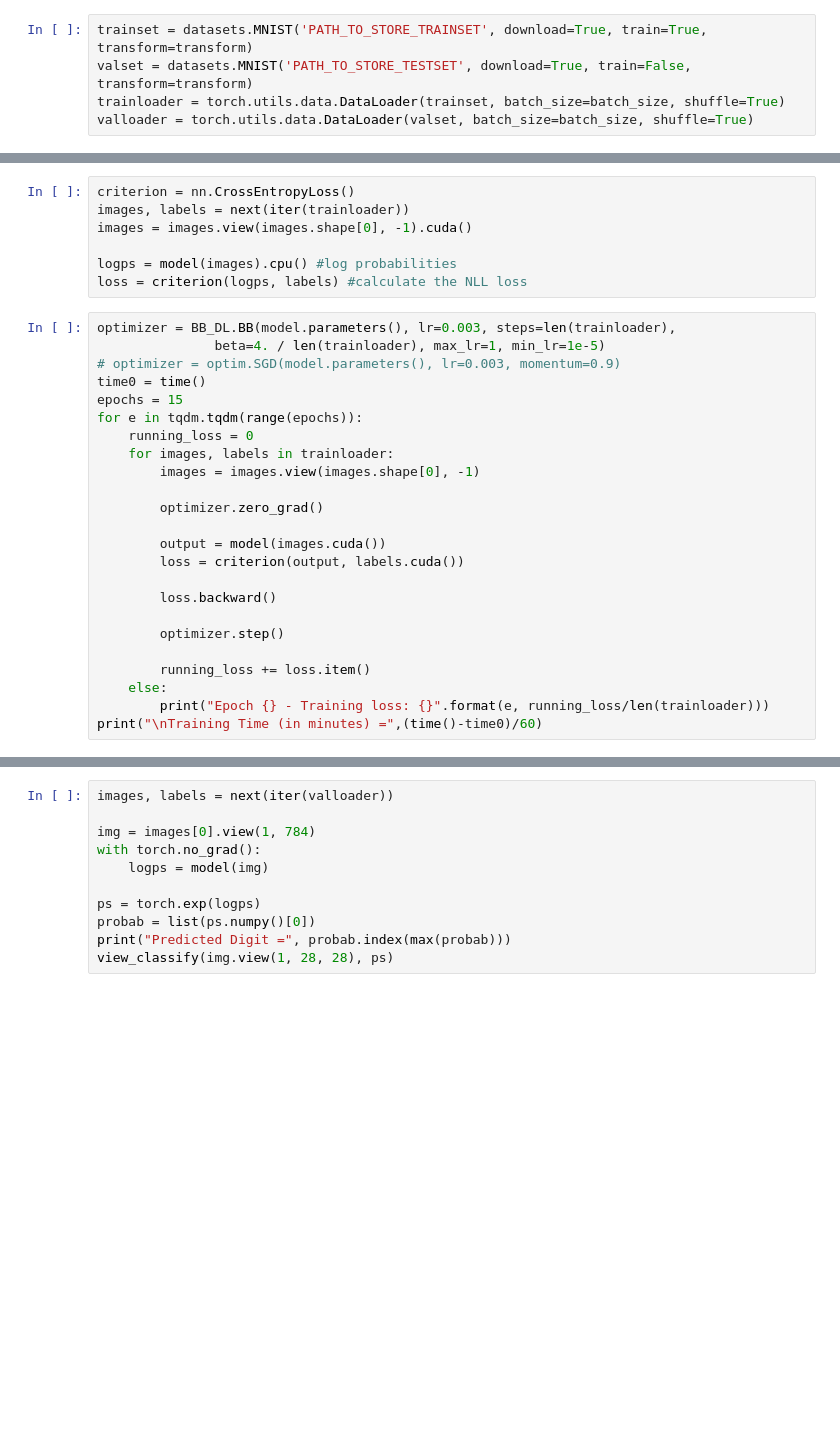
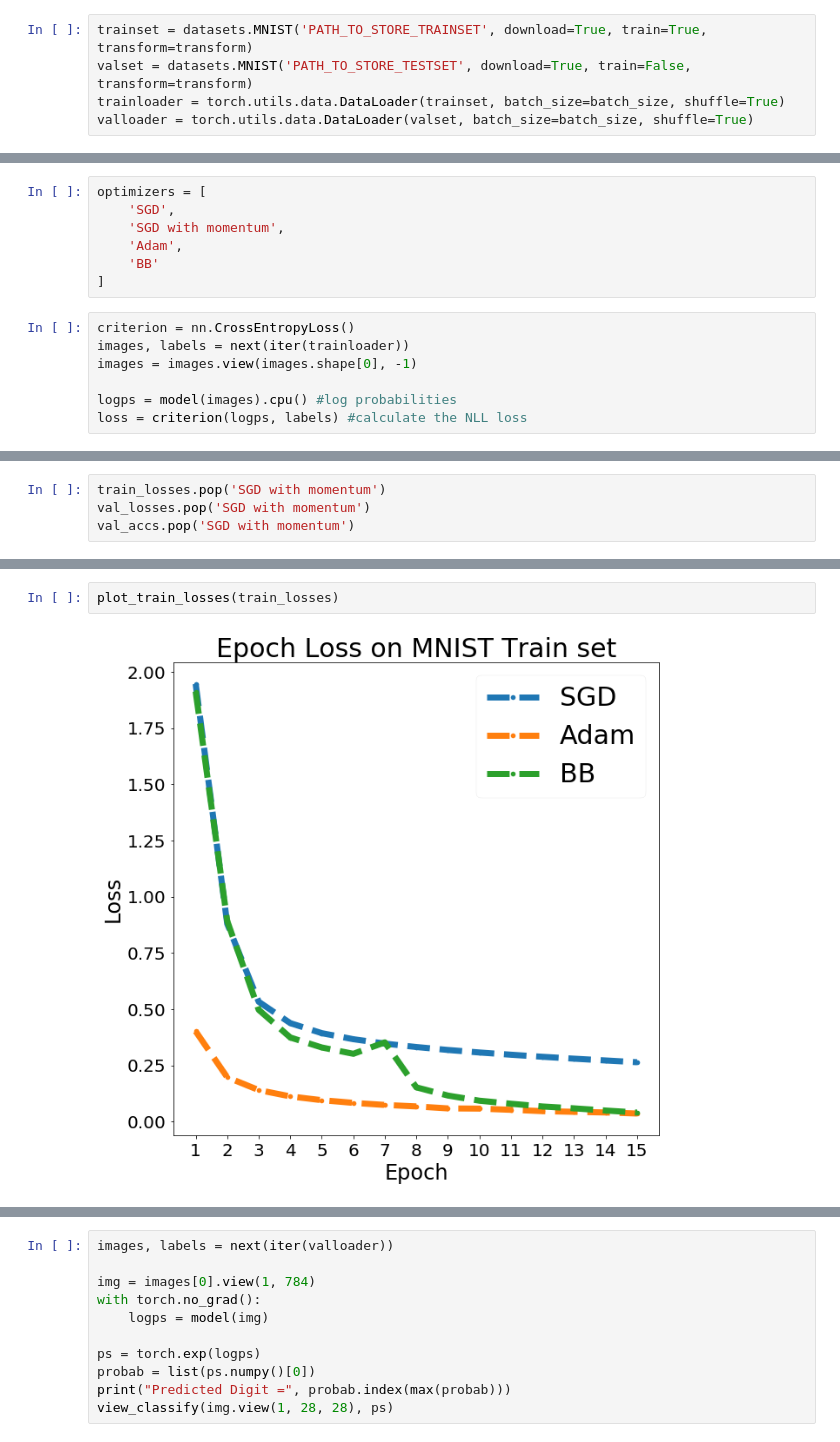
Before and after one commit to bulatuseinov/MIPT-OPT-2020, a Jupyter notebook: MNIST_Experiments.ipynb, the cells around one changed output, grey strips where cells are left out. Saved outputs shown, nothing was run; the diff lists cells and outputs as text; blank space fills up the shorter version.

```diff
--- a/MNIST_Experiments.ipynb
+++ b/MNIST_Experiments.ipynb
@@ -61,34 +84,17 @@ Sequential(
   (4): Linear(in_features=64, out_features=10, bias=True)
   (5): LogSoftmax()
 )
+# %%
+optimizers = [
+    'SGD',
+    'SGD with momentum',
+    'Adam',
+    'BB'
+]
 # %%
 criterion = nn.CrossEntropyLoss()
 images, labels = next(iter(trainloader))
-images = images.view(images.shape[0], -1).cuda()
+images = images.view(images.shape[0], -1)
 
 logps = model(images).cpu() #log probabilities
 loss = criterion(logps, labels) #calculate the NLL loss
-# %%
-optimizer = BB_DL.BB(model.parameters(), lr=0.003, steps=len(trainloader),
-               beta=4. / len(trainloader), max_lr=1, min_lr=1e-5)
-# optimizer = optim.SGD(model.parameters(), lr=0.003, momentum=0.9)
-time0 = time()
-epochs = 15
-for e in tqdm.tqdm(range(epochs)):
-    running_loss = 0
-    for images, labels in trainloader:
-        images = images.view(images.shape[0], -1)
-
-        optimizer.zero_grad()
-
-        output = model(images.cuda())
-        loss = criterion(output, labels.cuda())
-
-        loss.backward()
-
-        optimizer.step()
-
-        running_loss += loss.item()
-    else:
-        print("Epoch {} - Training loss: {}".format(e, running_loss/len(trainloader)))
-print("\nTraining Time (in minutes) =",(time()-time0)/60)
@@ -108,0 +215,4 @@ Epoch 11 - Training loss: 0.11953250439202132
+# %%
+train_losses.pop('SGD with momentum')
+val_losses.pop('SGD with momentum')
+val_accs.pop('SGD with momentum')
@@ -108,0 +279,4 @@ Epoch 11 - Training loss: 0.11953250439202132
+# %%
+plot_train_losses(train_losses)
+# %% [output]
+[figure, added]
```
Also changed, not shown: parts of 18 cells of this notebook, 7 other files.
